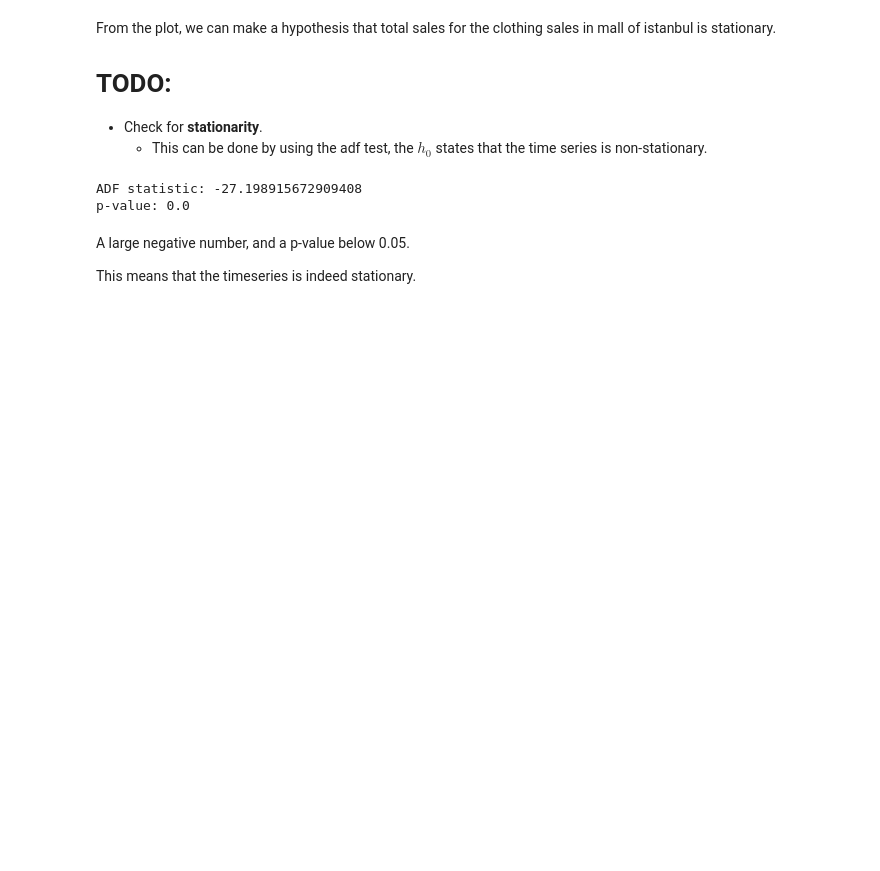
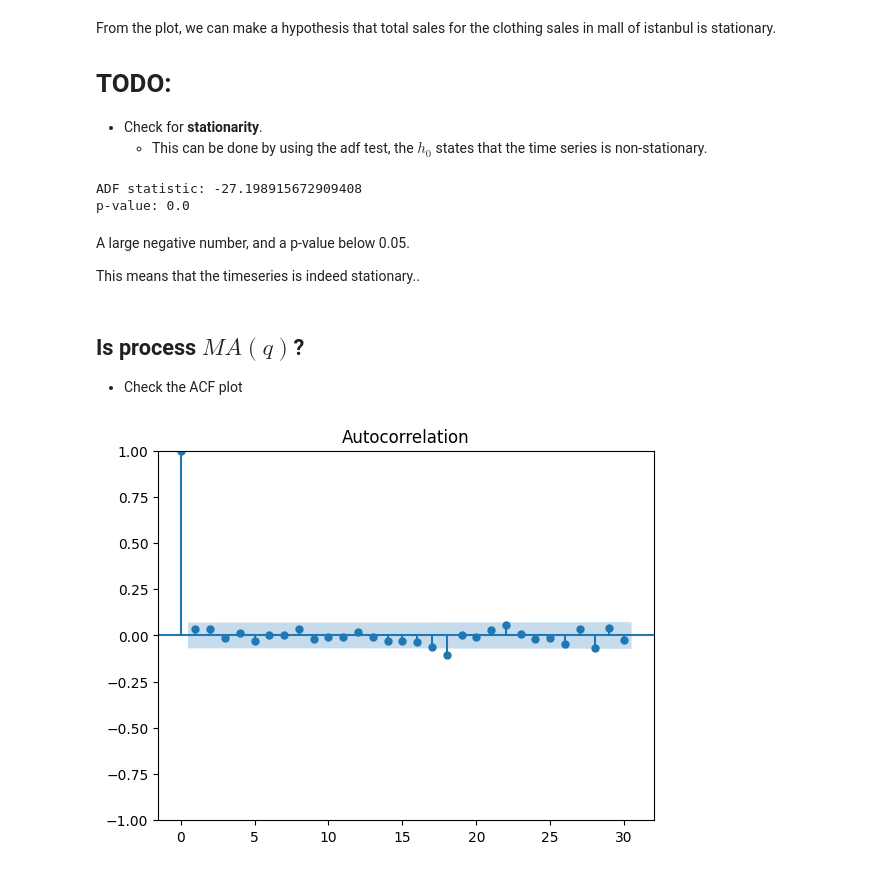
Before and after one commit to abdulaziz-aljamhour/sales-tsa, a Jupyter notebook: notebooks/eda.ipynb, the cells around one changed output. Saved outputs shown, nothing was run; the diff lists cells and outputs as text; code cells hidden in the pictures; blank space fills up the shorter version.

```diff
--- a/notebooks/eda.ipynb
+++ b/notebooks/eda.ipynb
@@ -117,4 +115,12 @@ p-value: 0.0
 # %% [markdown]
 A large negative number, and a p-value below 0.05.
 
-This means that the timeseries is indeed stationary.
+This means that the timeseries is indeed stationary..
+# %% [markdown]
+## Is process $MA(q)$?
+- Check the ACF plot
+# %%
+from statsmodels.graphics.tsaplots import plot_acf
+plot_acf(df);
+# %% [output]
+[figure, added]
```
Also changed, not shown: parts of 7 cells of this notebook.
